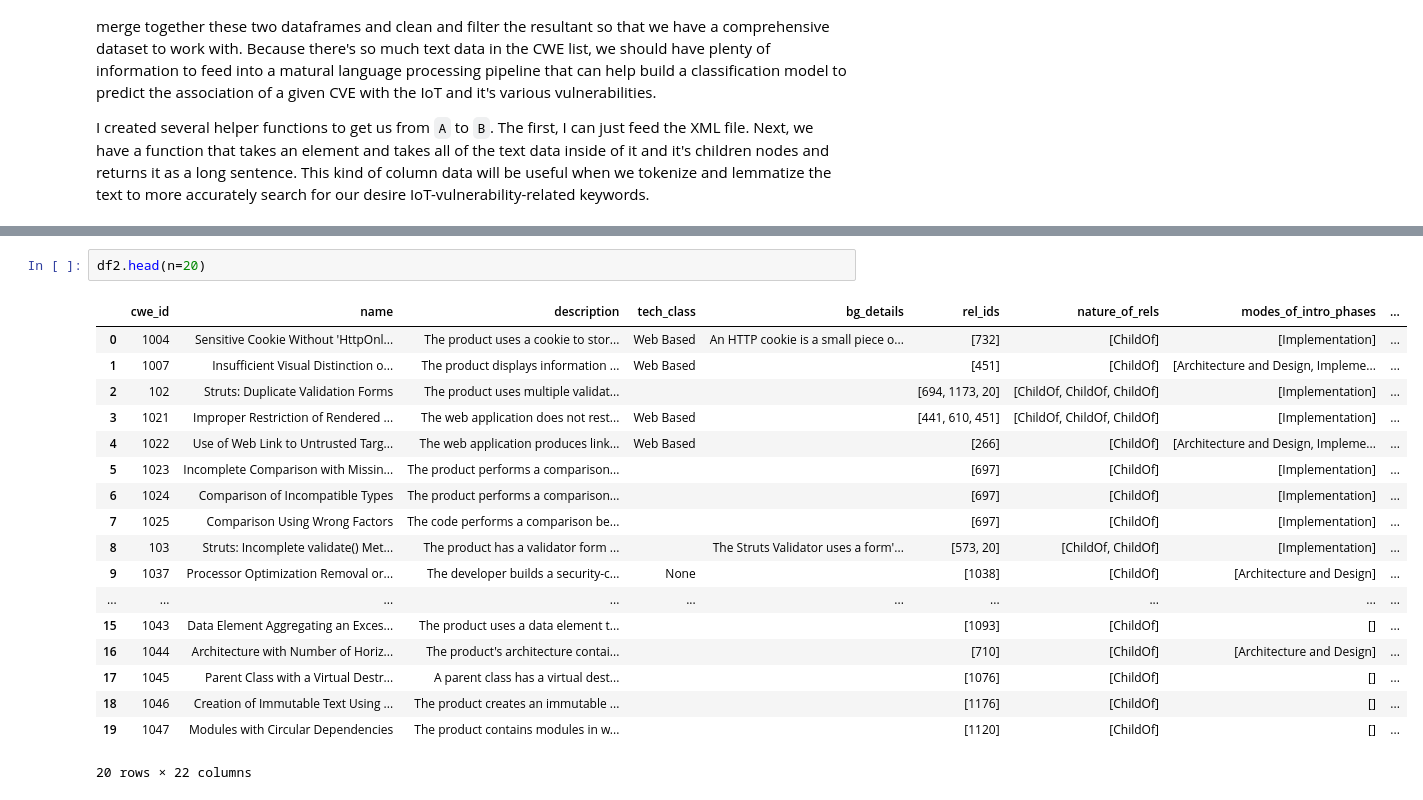
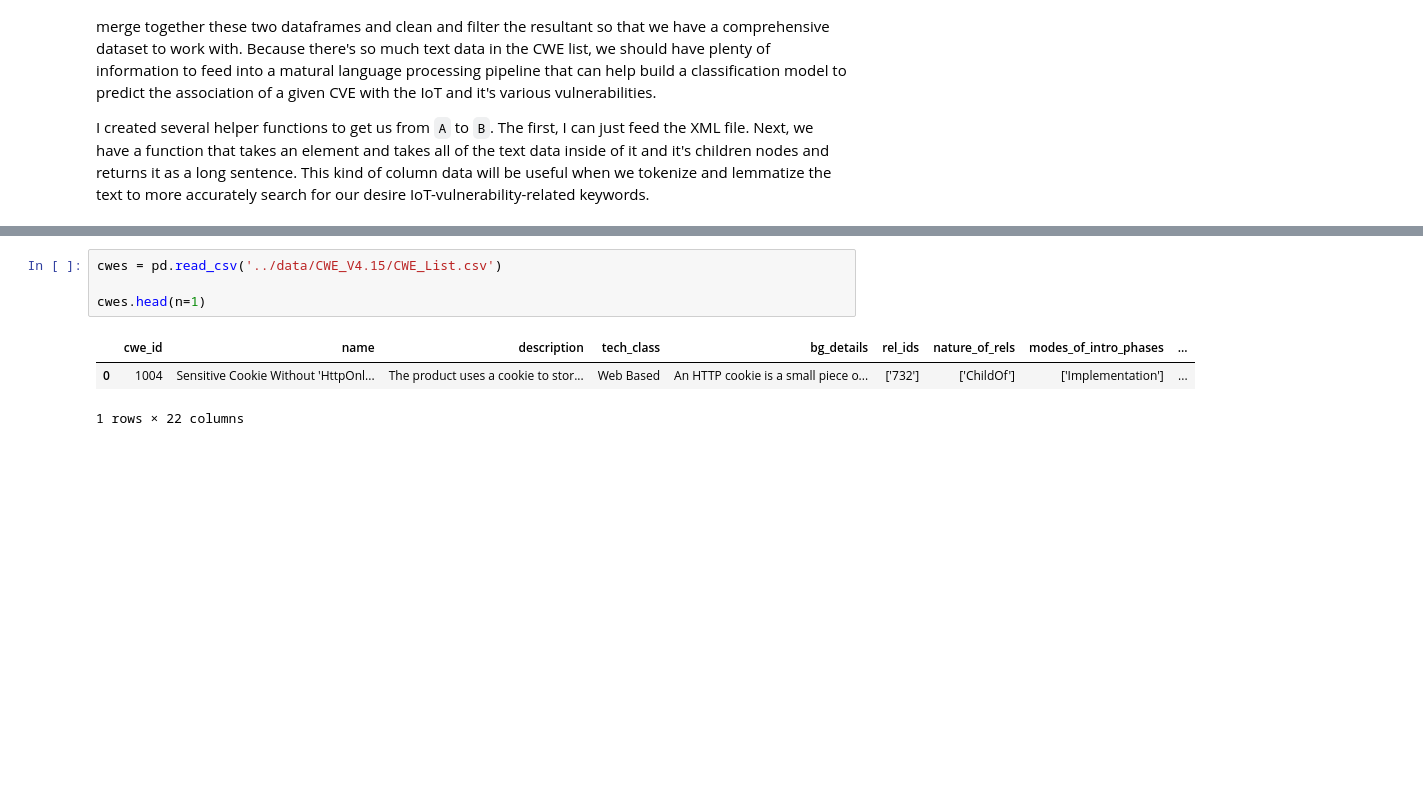
Before and after one commit to JBrocklyAnderson/practice-project, a Jupyter notebook: notebooks/APT_IoT_CVE_EDA.ipynb, the cells around one changed output, grey strips where cells are left out. Saved outputs shown, nothing was run; the diff lists cells and outputs as text; blank space fills up the shorter version.

```diff
--- a/notebooks/APT_IoT_CVE_EDA.ipynb
+++ b/notebooks/APT_IoT_CVE_EDA.ipynb
@@ -348,21 +316,8 @@ memory usage: 158.3+ KB
 # %%
-df2.head(n=20)
+cwes = pd.read_csv('../data/CWE_V4.15/CWE_List.csv')
+
+cwes.head(n=1)
 # %% [output]
 |  | cwe_id | name | description | tech_class | bg_details | rel_ids | nature_of_rels | modes_of_intro_phases | ... |
-| 0 | 1004 | Sensitive Cookie Without 'HttpOnl... | The product uses a cookie to stor... | Web Based | An HTTP cookie is a small piece o... | [732] | [ChildOf] | [Implementation] | ... |
-| 1 | 1007 | Insufficient Visual Distinction o... | The product displays information ... | Web Based |  | [451] | [ChildOf] | [Architecture and Design, Impleme... | ... |
-| 2 | 102 | Struts: Duplicate Validation Forms | The product uses multiple validat... |  |  | [694, 1173, 20] | [ChildOf, ChildOf, ChildOf] | [Implementation] | ... |
-| 3 | 1021 | Improper Restriction of Rendered ... | The web application does not rest... | Web Based |  | [441, 610, 451] | [ChildOf, ChildOf, ChildOf] | [Implementation] | ... |
-| 4 | 1022 | Use of Web Link to Untrusted Targ... | The web application produces link... | Web Based |  | [266] | [ChildOf] | [Architecture and Design, Impleme... | ... |
-| 5 | 1023 | Incomplete Comparison with Missin... | The product performs a comparison... |  |  | [697] | [ChildOf] | [Implementation] | ... |
-| 6 | 1024 | Comparison of Incompatible Types | The product performs a comparison... |  |  | [697] | [ChildOf] | [Implementation] | ... |
-| 7 | 1025 | Comparison Using Wrong Factors | The code performs a comparison be... |  |  | [697] | [ChildOf] | [Implementation] | ... |
-| 8 | 103 | Struts: Incomplete validate() Met... | The product has a validator form ... |  | The Struts Validator uses a form'... | [573, 20] | [ChildOf, ChildOf] | [Implementation] | ... |
-| 9 | 1037 | Processor Optimization Removal or... | The developer builds a security-c... | None |  | [1038] | [ChildOf] | [Architecture and Design] | ... |
-| ... | ... | ... | ... | ... | ... | ... | ... | ... | ... |
-| 15 | 1043 | Data Element Aggregating an Exces... | The product uses a data element t... |  |  | [1093] | [ChildOf] | [] | ... |
-| 16 | 1044 | Architecture with Number of Horiz... | The product's architecture contai... |  |  | [710] | [ChildOf] | [Architecture and Design] | ... |
-| 17 | 1045 | Parent Class with a Virtual Destr... | A parent class has a virtual dest... |  |  | [1076] | [ChildOf] | [] | ... |
-| 18 | 1046 | Creation of Immutable Text Using ... | The product creates an immutable ... |  |  | [1176] | [ChildOf] | [] | ... |
-| 19 | 1047 | Modules with Circular Dependencies | The product contains modules in w... |  |  | [1120] | [ChildOf] | [] | ... |
+| 0 | 1004 | Sensitive Cookie Without 'HttpOnl... | The product uses a cookie to stor... | Web Based | An HTTP cookie is a small piece o... | ['732'] | ['ChildOf'] | ['Implementation'] | ... |
-20 rows × 22 columns
+1 rows × 22 columns
```
Also changed, not shown: parts of 34 cells of this notebook.
